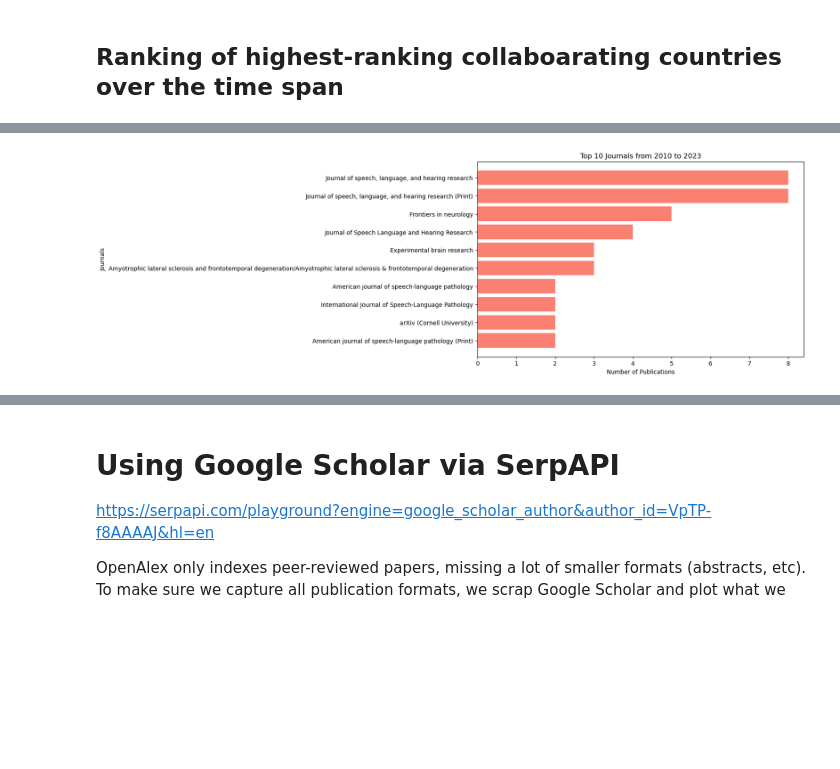
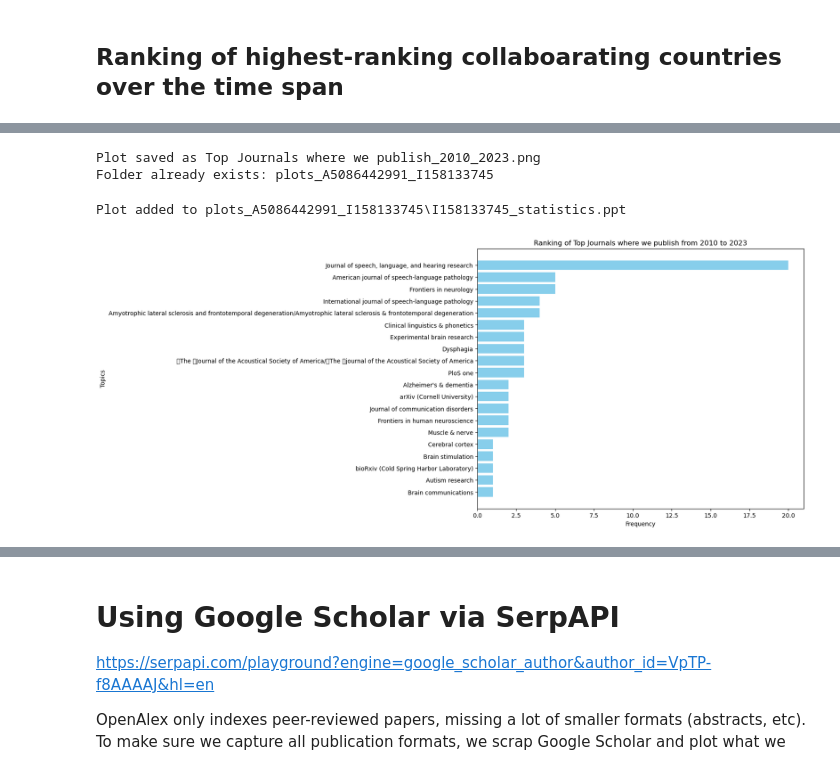
Before and after one commit to boumpteryx/Publication-statistics, a Jupyter notebook: Author_Statistics.ipynb, the cells around one changed output, grey strips where cells are left out. Saved outputs shown, nothing was run; the diff lists cells and outputs as text; code cells hidden in the pictures; blank space fills up the shorter version.

```diff
--- a/Author_Statistics.ipynb
+++ b/Author_Statistics.ipynb
@@ -104,7 +140,7 @@ Data saved to author_A5086442991.json
 save a .csv version with just some core information
 # %%
 # Specify the CSV file where you want to save the information
-csv_file_path = 'author_' + home_author.split('/')[-1] + '.csv'  # Update this to your desired CSV file path
+csv_file_path = f'{folder_plots}/author_' + home_author.split('/')[-1] + '.csv'  # Update this to your desired CSV file path
 
 # Define the CSV headers
 headers = ['ID', 'Title', 'Publication Year', 'Authors', 'Cited By Count', 'Author Affiliations']
@@ -362,2 +520,17 @@ plot_publications_with_dynamic_sizing(citations_counts_per_year, begin, end)
 # %% [markdown]
 ## Number of received citations per year
+# %%
+citation_counts_by_year = defaultdict(int)
+
+for publication in data:
+    counts_by_year = publication.get('counts_by_year', [])
+    for count in counts_by_year:
+        year = count.get('year')
+        cited_by_count = count.get('cited_by_count', 0)
+        citation_counts_by_year[year] += cited_by_count
+
+# Convert the defaultdict to a regular dict for plotting
+citation_counts_by_year = dict(citation_counts_by_year)
+
+# Call the plotting function with the aggregated citation data
+plot_publications_with_dynamic_sizing(citation_counts_by_year, begin, end, title="Citation Counts per Year", save_plot=True, ppt_filename=ppt_filename)
@@ -558,37 +755,32 @@ plot_top_collaborating_countries(data, begin, end, home_country_code, top_n=top_
 # %%
-def plot_top_journals(data, begin, end, top_n):
-    journal_counts = {}
+journal_counts = {}
+journal_names_map = {}
 
-    for publication in data:
-        year = publication.get('publication_year')
-        if begin <= year <= end:
-            # Ensure 'primary_location' is a dictionary before accessing 'source'
-            primary_location = publication.get('primary_location', {})
-            source = primary_location.get('source') if isinstance(primary_location, dict) else None
-            journal_name = source.get('display_name') if source else None
+for publication in data:
+    year = publication.get('publication_year')
+    if begin <= year <= end:
+        # Ensure 'primary_location' is a dictionary before accessing 'source'
+        primary_location = publication.get('primary_location', {})
+        source = primary_location.get('source') if isinstance(primary_location, dict) else None
+        journal_id = source.get('id') if source else None
+        journal_name = source.get('display_name') if source else None  # Assuming 'name' is the key for the journal name
 
-            if journal_name:
-                if journal_name in journal_counts:
-                    journal_counts[journal_name] += 1
-                else:
-                    journal_counts[journal_name] = 1
+        if journal_id and journal_name:
+            # Map journal ID to name
+            journal_names_map[journal_id] = journal_name
 
-    # Sort journals by publication count and select the top N
-    top_journals = sorted(journal_counts.items(), key=lambda x: x[1], reverse=True)[:top_n]
-    journal_names = [journal[0] for journal in top_journals]
-    publication_counts = [journal[1] for journal in top_journals]
+            # Count occurrences by journal ID
+            if journal_id in journal_counts:
+                journal_counts[journal_id] += 1
+            else:
+                journal_counts[journal_id] = 1
 
-    # Plotting
-    plt.figure(figsize=(10, 6))
-    plt.barh(journal_names, publication_counts, color='salmon')
-    plt.xlabel('Number of Publications')
-    plt.ylabel('Journals')
-    plt.title(f'Top {top_n} Journals from {begin} to {end}')
-    plt.gca().invert_yaxis()  # Invert y-axis to have the highest count on top
-    plt.show()
+journal_counts_by_name = {journal_names_map[journal_id]: count for journal_id, count in journal_counts.items()}
 
 
-# Example usage of the function
-plot_top_journals(data, begin, end, top_n=top_n_rankings)
+plot_ranking(journal_counts_by_name, begin, end, top_n=top_n_topics, title="Top Journals where we publish", save_plot=True, ppt_filename=ppt_filename)
 # %% [output]
+Plot saved as Top Journals where we publish_2010_2023.png
+Folder already exists: plots_A5086442991_I158133745
+Plot added to plots_A5086442991_I158133745\I158133745_statistics.ppt
-[figure, old version]
+[figure, new version]
```
Also changed, not shown: parts of 63 cells of this notebook, 2 other files.
